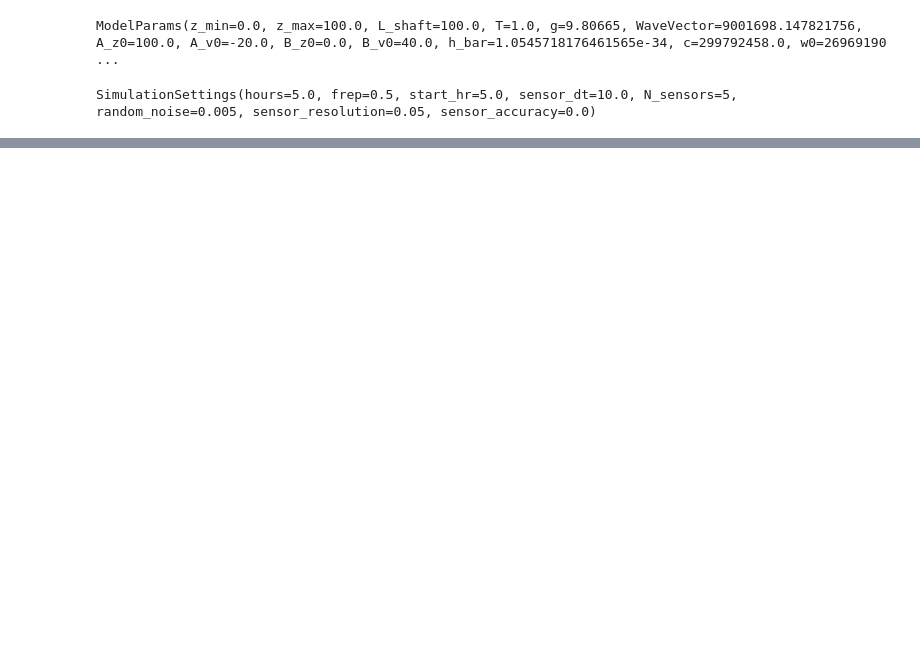
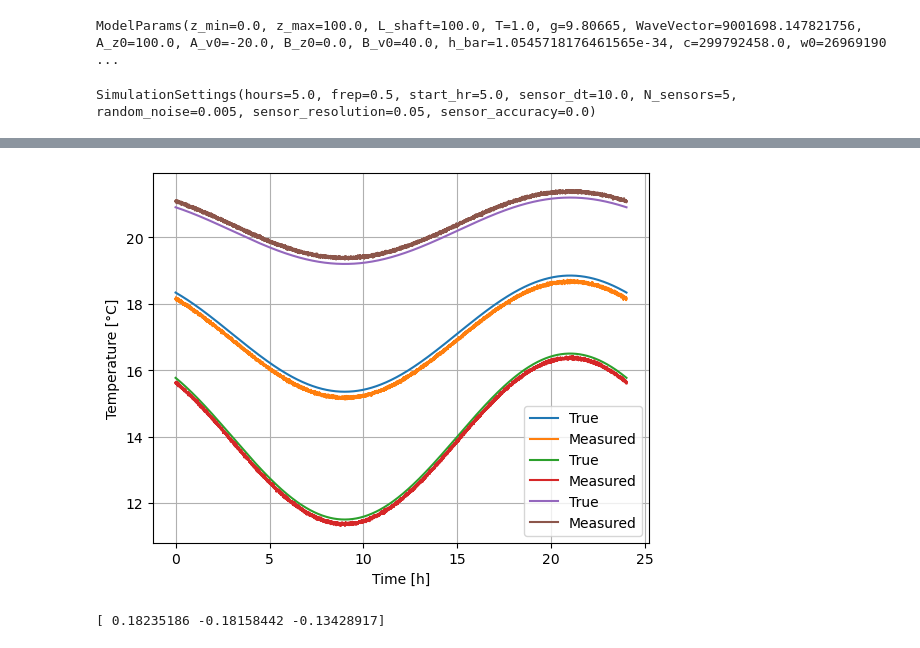
Before and after one commit to Jmaginn6/Quantum-Time-Dilation-MAGIS-100, a Jupyter notebook: Main.ipynb, the cells around one changed output, grey strips where cells are left out. Saved outputs shown, nothing was run; the diff lists cells and outputs as text; code cells hidden in the pictures; blank space fills up the shorter version.

Commit message:
1. Added sensors class - handles all temperature sensor methods 2. Changed sensors to rely purely on settings - allows for easier parameter tweaks

```diff
--- a/Main.ipynb
+++ b/Main.ipynb
@@ -68,0 +68,50 @@ t=24.00 hr: Top=288.92 C, Mid=292.45 C, Bot=294.22 C, Mid_check=291.57 C, Diff=0
+# %%
+import numpy as np
+import matplotlib.pyplot as plt
+from models.temperature import TemperatureField
+from models.Sensor import Sensor
+from models.settings import SimulationSettings
+
+field = TemperatureField(gamma=1.0, T_mid_amp_C=0.0)
+
+settings = SimulationSettings(
+    hours=1.0,
+    frep=1.0,
+    start_hr=0.0,
+    sensor_dt=10.0,
+    N_sensors=3,
+    random_noise=0.02,
+    sensor_resolution=None,
+    sensor_accuracy=0.5,
+)
+
+t_eval = np.linspace(0, 24, 86400)
+
+sensors = Sensor(
+    L=params.L_shaft,
+    settings=settings,
+    seed=123
+)
+
+T_true, T_meas = sensors.measure(field, t_eval)
+
+plt.plot(t_eval, T_true[1] - 273.15, label="True")
+plt.step(t_eval, T_meas[1] - 273.15, where="post", label="Measured")
+plt.plot(t_eval, T_true[2] - 273.15, label="True")
+plt.step(t_eval, T_meas[2] - 273.15, where="post", label="Measured")
+plt.plot(t_eval, T_true[0] - 273.15, label="True")
+plt.step(t_eval, T_meas[0] - 273.15, where="post", label="Measured")
+plt.legend()
+plt.xlabel("Time [h]")
+plt.ylabel("Temperature [°C]")
+plt.grid()
+plt.show()
+
+# for i in range(len(t_eval)):
+#     print(f"True: {T_true[2][i]-273.15:.2f} C, Meas: {T_meas[2][i]-273.15:.2f}C, T_eval: {t_eval[i]*3600}")
+# %% [output]
+[figure, added]
+# %%
+print(sensors.offsets)
+# %% [output]
+[ 0.18235186 -0.18158442 -0.13428917]
```
Also changed, not shown: parts of 1 cell of this notebook, 2 other files.
